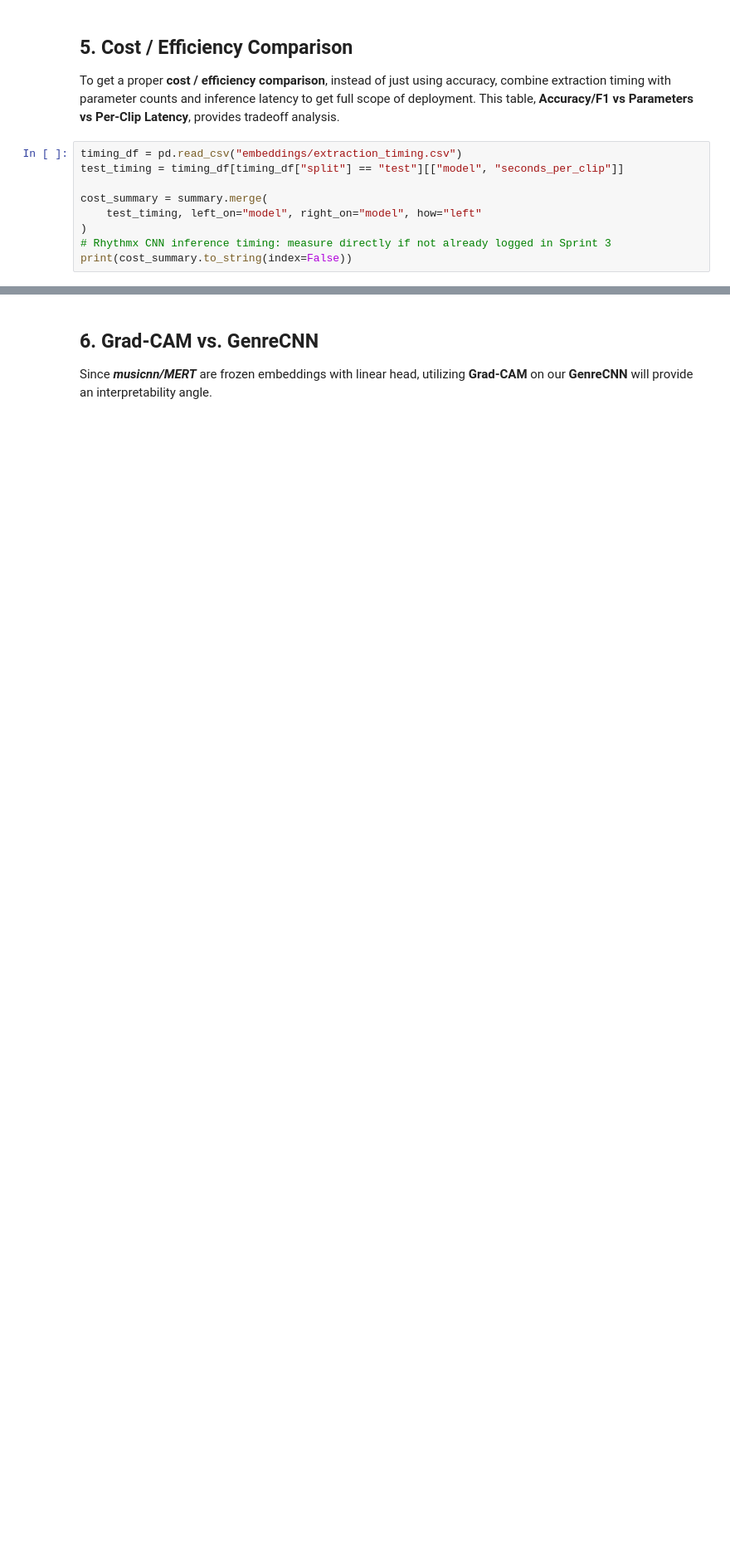
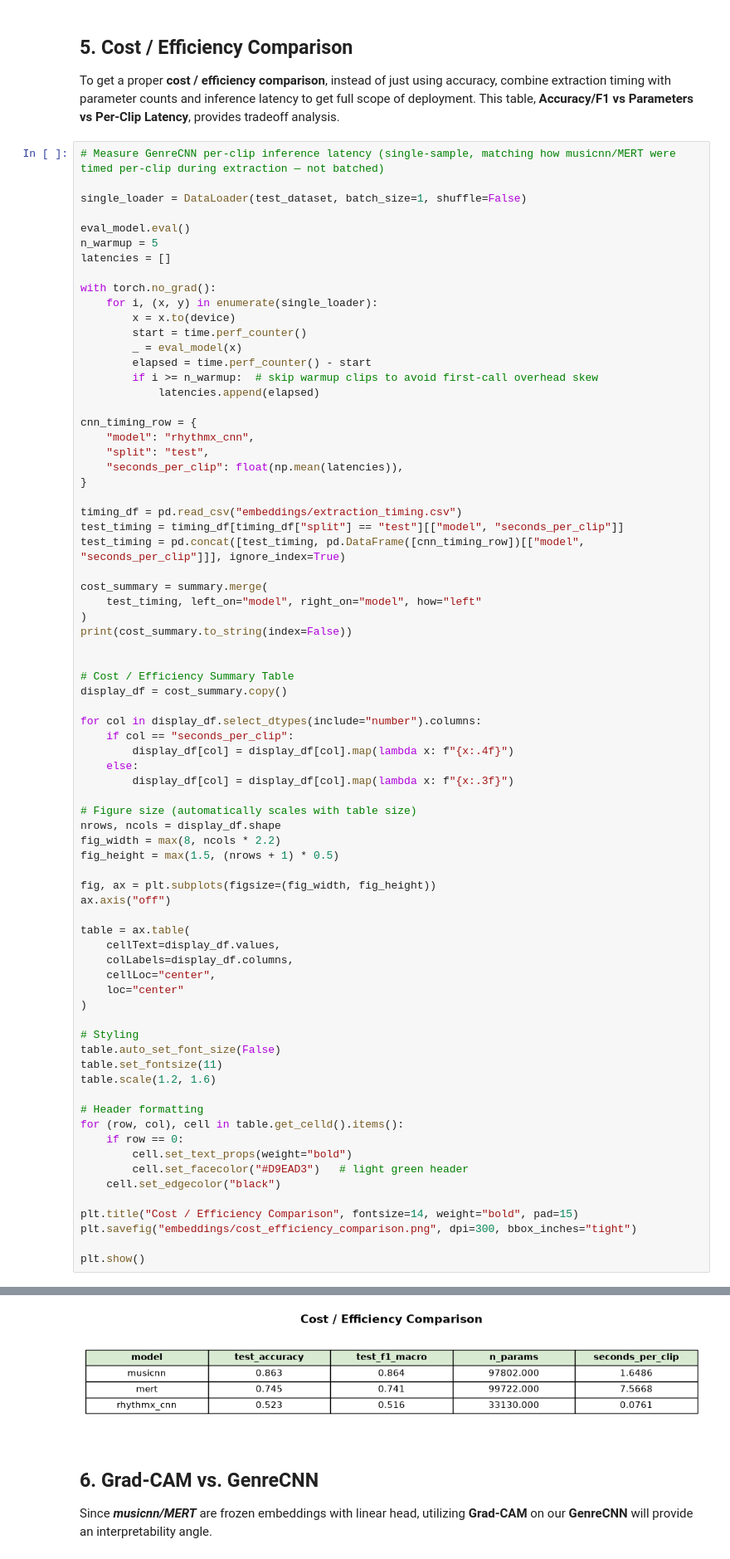
Before and after one commit to winni-datadiva/music-genre-classification, a Jupyter notebook: Code/Sprint4_Model_Comparison.ipynb, the cells around one changed output, grey strips where cells are left out. Shown at 83% size. Drawn from its saved outputs; the diff is of its cells as text; blank space fills up the shorter version.

```diff
--- a/Code/Sprint4_Model_Comparison.ipynb
+++ b/Code/Sprint4_Model_Comparison.ipynb
@@ -212,11 +455,77 @@ plt.show()
 
 To get a proper **cost / efficiency comparison**, instead of just using accuracy, combine extraction timing with parameter counts and inference latency to get full scope of deployment. This table, **Accuracy/F1 vs Parameters vs Per-Clip Latency**, provides tradeoff analysis.
 # %%
+# Measure GenreCNN per-clip inference latency (single-sample, matching how musicnn/MERT were timed per-clip during extraction — not batched)
+
+single_loader = DataLoader(test_dataset, batch_size=1, shuffle=False)
+
+eval_model.eval()
+n_warmup = 5
+latencies = []
+
+with torch.no_grad():
+    for i, (x, y) in enumerate(single_loader):
+        x = x.to(device)
+        start = time.perf_counter()
+        _ = eval_model(x)
+        elapsed = time.perf_counter() - start
+        if i >= n_warmup:  # skip warmup clips to avoid first-call overhead skew
+            latencies.append(elapsed)
+
+cnn_timing_row = {
+    "model": "rhythmx_cnn",
+    "split": "test",
+    "seconds_per_clip": float(np.mean(latencies)),
+}
+
 timing_df = pd.read_csv("embeddings/extraction_timing.csv")
 test_timing = timing_df[timing_df["split"] == "test"][["model", "seconds_per_clip"]]
+test_timing = pd.concat([test_timing, pd.DataFrame([cnn_timing_row])[["model", "seconds_per_clip"]]], ignore_index=True)
 
 cost_summary = summary.merge(
     test_timing, left_on="model", right_on="model", how="left"
 )
-# Rhythmx CNN inference timing: measure directly if not already logged in Sprint 3
 print(cost_summary.to_string(index=False))
+
+
+# Cost / Efficiency Summary Table
+display_df = cost_summary.copy()
+
+for col in display_df.select_dtypes(include="number").columns:
+    if col == "seconds_per_clip":
+        display_df[col] = display_df[col].map(lambda x: f"{x:.4f}")
+    else:
+        display_df[col] = display_df[col].map(lambda x: f"{x:.3f}")
+
+# Figure size (automatically scales with table size)
+nrows, ncols = display_df.shape
+fig_width = max(8, ncols * 2.2)
+fig_height = max(1.5, (nrows + 1) * 0.5)
+
+fig, ax = plt.subplots(figsize=(fig_width, fig_height))
+ax.axis("off")
+
+table = ax.table(
+    cellText=display_df.values,
+    colLabels=display_df.columns,
+    cellLoc="center",
+    loc="center"
+)
+
+# Styling
+table.auto_set_font_size(False)
+table.set_fontsize(11)
+table.scale(1.2, 1.6)
+
+# Header formatting
+for (row, col), cell in table.get_celld().items():
+    if row == 0:
+        cell.set_text_props(weight="bold")
+        cell.set_facecolor("#D9EAD3")   # light green header
+    cell.set_edgecolor("black")
+
+plt.title("Cost / Efficiency Comparison", fontsize=14, weight="bold", pad=15)
+plt.savefig("embeddings/cost_efficiency_comparison.png", dpi=300, bbox_inches="tight")
+
+plt.show()
+# %% [output]
@@ -223,3 +536,4 @@ print(cost_summary.to_string(index=False))
+[figure, added]
 # %% [markdown]
 ## 6. Grad-CAM vs. GenreCNN
 
```
Also changed, not shown: parts of 10 cells of this notebook, 7 other files.
